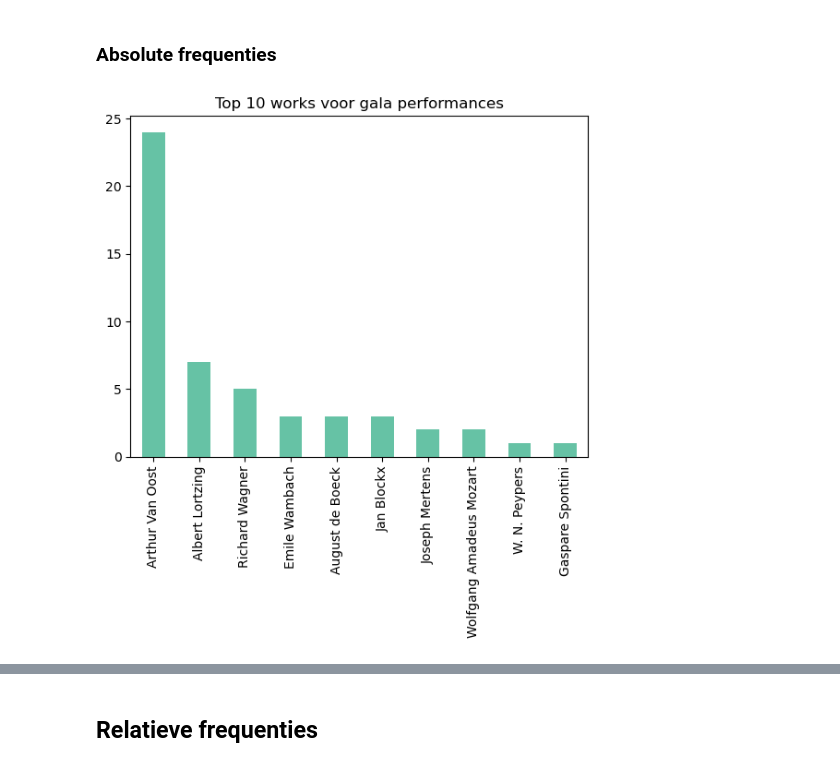
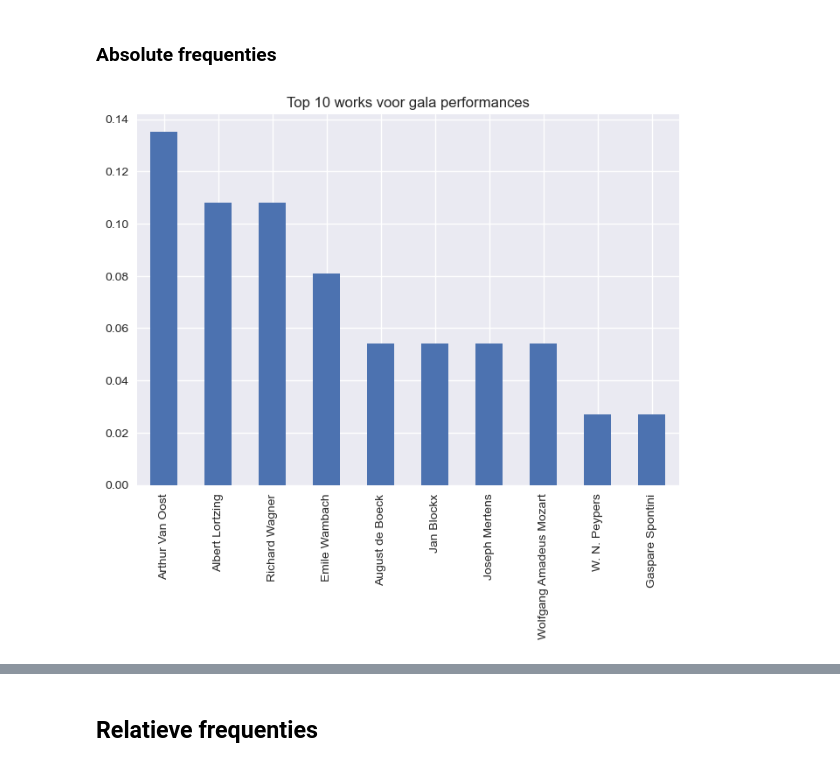
Before and after one commit to MonaDT/OPERA, a Jupyter notebook: notebooks/Gala_Popular.ipynb, the cells around one changed output, grey strips where cells are left out. Drawn from its saved outputs; the diff is of its cells as text; code cells hidden in the pictures.

```diff
--- a/notebooks/Gala_Popular.ipynb
+++ b/notebooks/Gala_Popular.ipynb
@@ -9,7 +9,6 @@ import numpy as np
 import seaborn as sns
 df = pd.read_csv("../Materials/KVO_META.csv", encoding='Latin-1', index_col=False)
 df['Genre'] = df['genre'].str.lower()
-sns.set_palette("Set2")
 # %%
 for column in df.columns:
     try:
@@ -48,7 +115,6 @@ plt.show()
 # %% [markdown]
 ### Absolute frequenties
 # %%
-galas['Composer'].value_counts().head(10).plot(kind='bar', title="Top 10 works voor gala performances");
-volk['Composer'].value_counts().head(10).plot(kind='bar', title="Top 10 works voor gala performances");
+volk['Composer'].value_counts(normalize = True).head(10).plot(kind='bar', title="Top 10 works voor gala performances");
 # %% [output]
-[figure, old version]
+[figure, new version]
```
Also changed, not shown: parts of 18 cells of this notebook, 12 other files.
